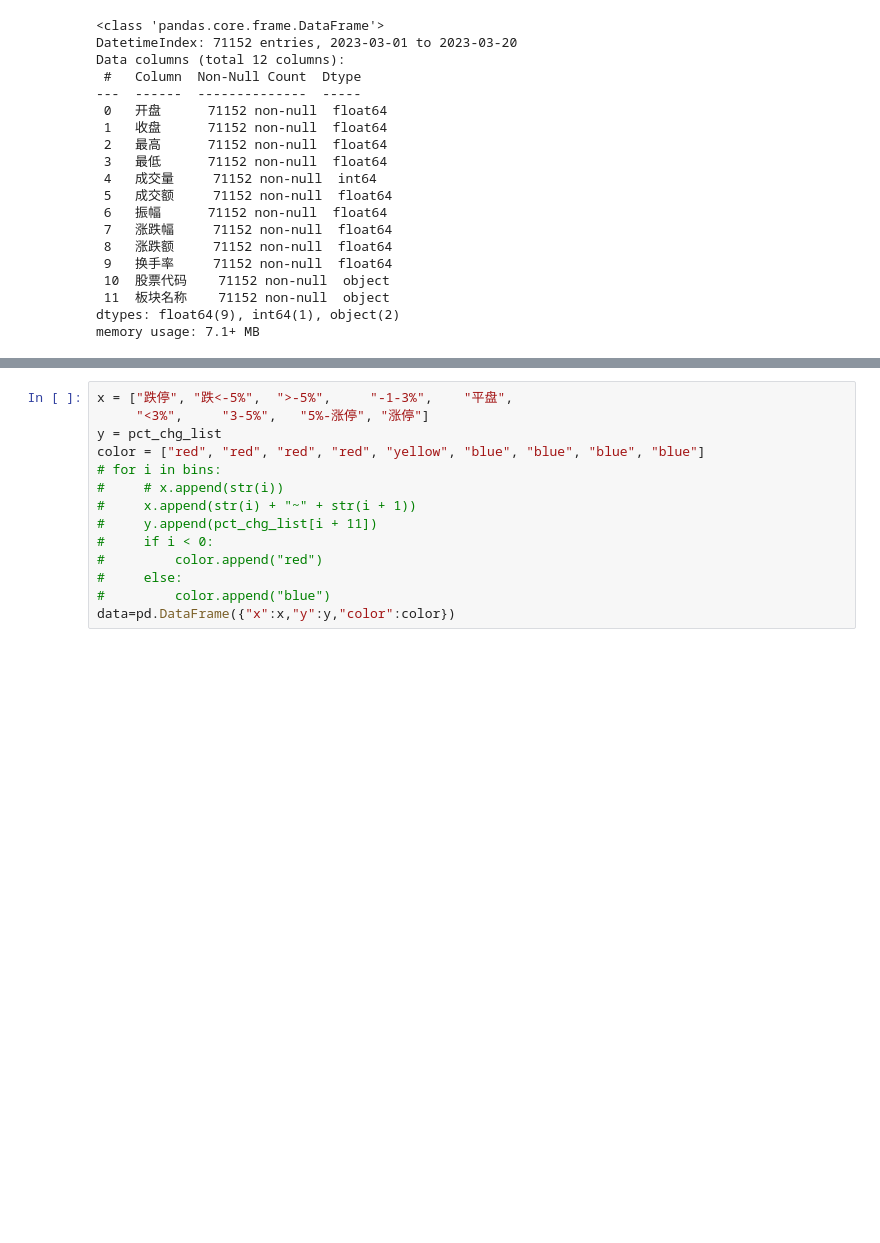
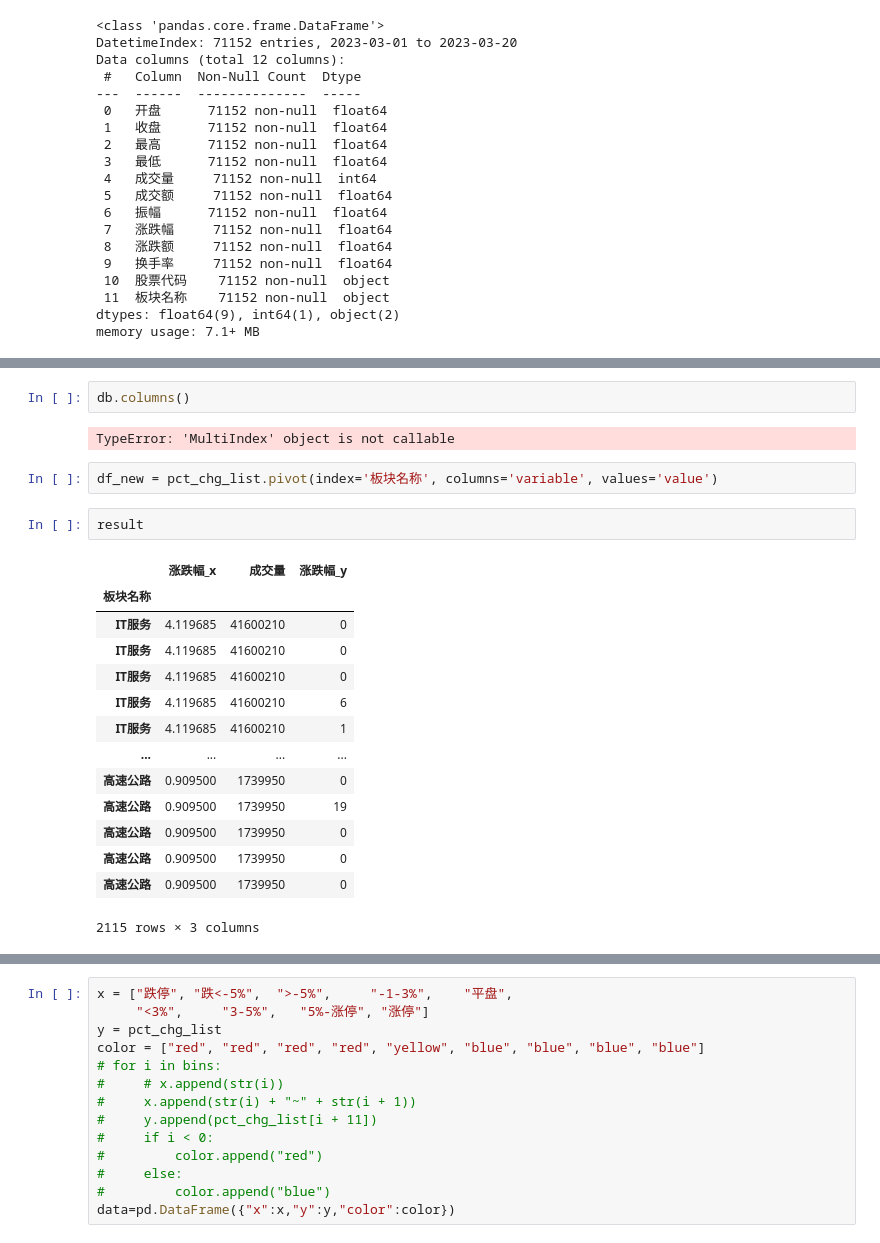
Before and after one commit to minikiller/streamlit-project, a Jupyter notebook: example/for_bar.ipynb, the cells around one changed output, grey strips where cells are left out. Drawn from its saved outputs; the diff is of its cells as text; blank space fills up the shorter version.

```diff
--- a/example/for_bar.ipynb
+++ b/example/for_bar.ipynb
@@ -272,0 +376,23 @@ pct_chg_list
+# %%
+db.columns()
+# %% [output]
+TypeError: 'MultiIndex' object is not callable
+# %%
+df_new = pct_chg_list.pivot(index='板块名称', columns='variable', values='value')
+# %%
+result
+# %% [output]
+|  | 涨跌幅_x | 成交量 | 涨跌幅_y |
+| 板块名称 |  |  |  |
+| IT服务 | 4.119685 | 41600210 | 0 |
+| IT服务 | 4.119685 | 41600210 | 0 |
+| IT服务 | 4.119685 | 41600210 | 0 |
+| IT服务 | 4.119685 | 41600210 | 6 |
+| IT服务 | 4.119685 | 41600210 | 1 |
+| ... | ... | ... | ... |
+| 高速公路 | 0.909500 | 1739950 | 0 |
+| 高速公路 | 0.909500 | 1739950 | 19 |
+| 高速公路 | 0.909500 | 1739950 | 0 |
+| 高速公路 | 0.909500 | 1739950 | 0 |
+| 高速公路 | 0.909500 | 1739950 | 0 |
+2115 rows × 3 columns
```
Also changed, not shown: parts of 8 cells of this notebook, 1 other file.
